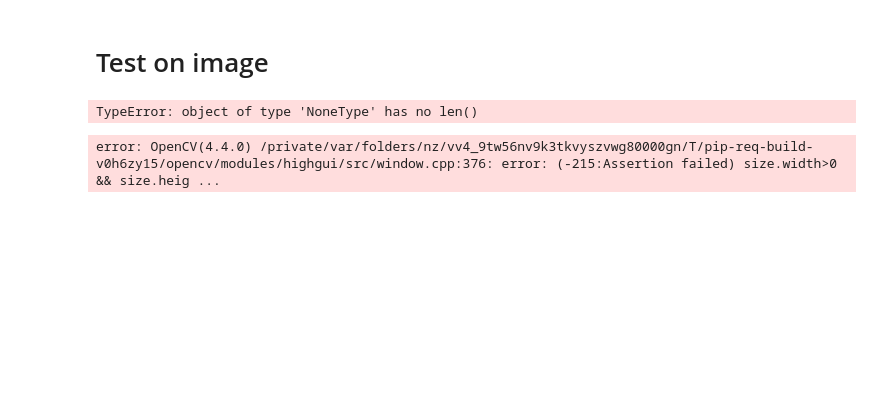
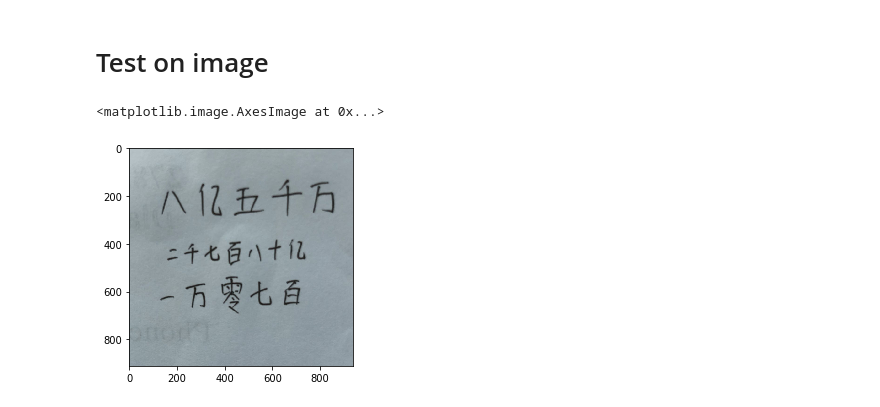
Before and after one commit to CChenLi/integer_convert, a Jupyter notebook: dataset.ipynb, the cells around one changed output. Drawn from its saved outputs; the diff is of its cells as text; code cells hidden in the pictures; blank space fills up the shorter version.

```diff
--- a/dataset.ipynb
+++ b/dataset.ipynb
@@ -69,13 +79,8 @@ for i, batch in enumerate(test_loader):
 # %% [markdown]
 # Test on image
 # %%
-pic = cv2.imread('pictures/pic1.jpg', cv2.IMREAD_GRAYSCALE)
-len(pic)
+pic = cv2.imread('pictures/pic5.png')
+plt.imshow(pic)
 # %% [output]
-TypeError: object of type 'NoneType' has no len()
+<matplotlib.image.AxesImage at 0x...>
+[figure, added]
-# %%
-cv2.imshow("pic1", pic)
-cv2.waitKey(0) # waits until a key is pressed
-cv2.destroyAllWindows()
-# %% [output]
-error: OpenCV(4.4.0) /private/var/folders/nz/vv4_9tw56nv9k3tkvyszvwg80000gn/T/pip-req-build-v0h6zy15/opencv/modules/highgui/src/window.cpp:376: error: (-215:Assertion failed) size.width>0 && size.heig ...
```
Also changed, not shown: parts of 11 cells of this notebook, 5 other files.
